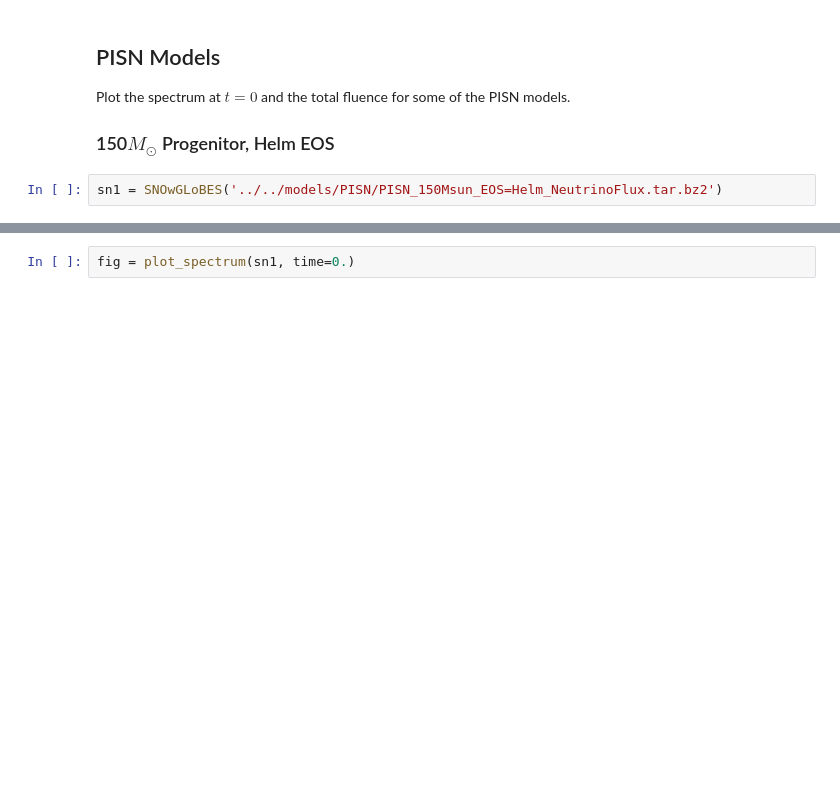
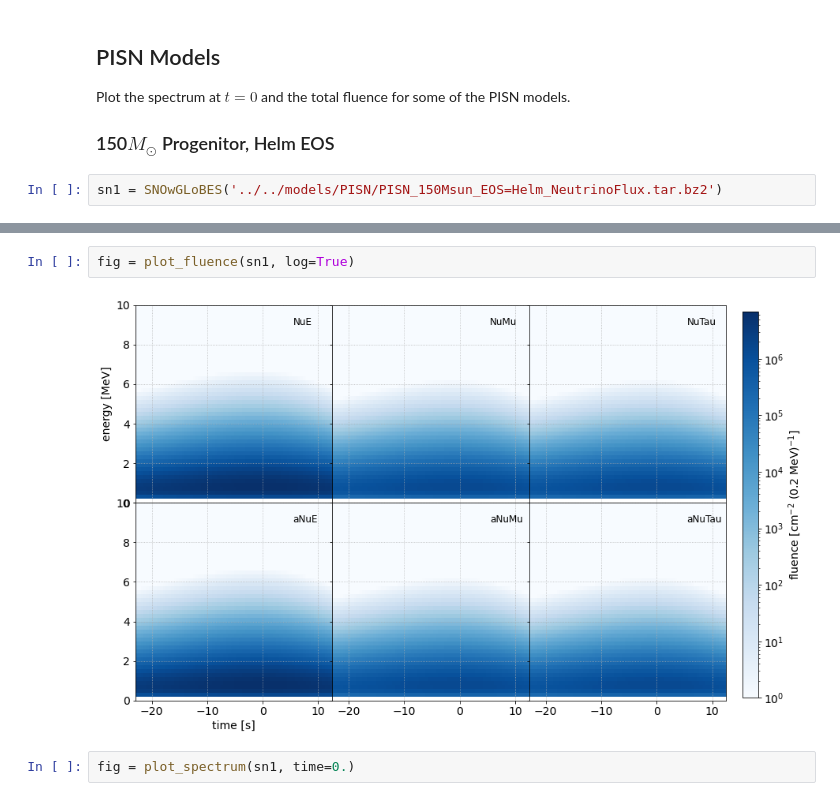
Before and after one commit to SNEWS2/snewpy, a Jupyter notebook: doc/nb/snowglobes_models.ipynb, the cells around one changed output, grey strips where cells are left out. Cells and saved outputs as stored; diff of their text form; blank space fills up the shorter version.

```diff
--- a/doc/nb/snowglobes_models.ipynb
+++ b/doc/nb/snowglobes_models.ipynb
@@ -67,3 +77,7 @@ sn1 = SNOwGLoBES('../../models/PISN/PISN_150Msun_EOS=Helm_NeutrinoFlux.tar.bz2')
+# %%
+fig = plot_fluence(sn1, log=True)
+# %% [output]
+[figure, added]
 # %%
 fig = plot_spectrum(sn1, time=0.)
 # %% [output]
```
Also changed, not shown: parts of 23 cells of this notebook.
